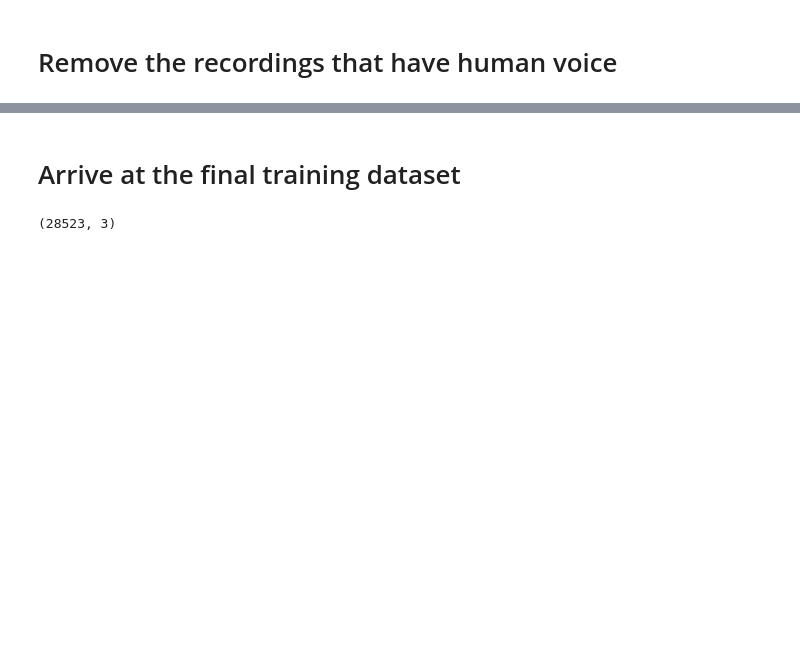
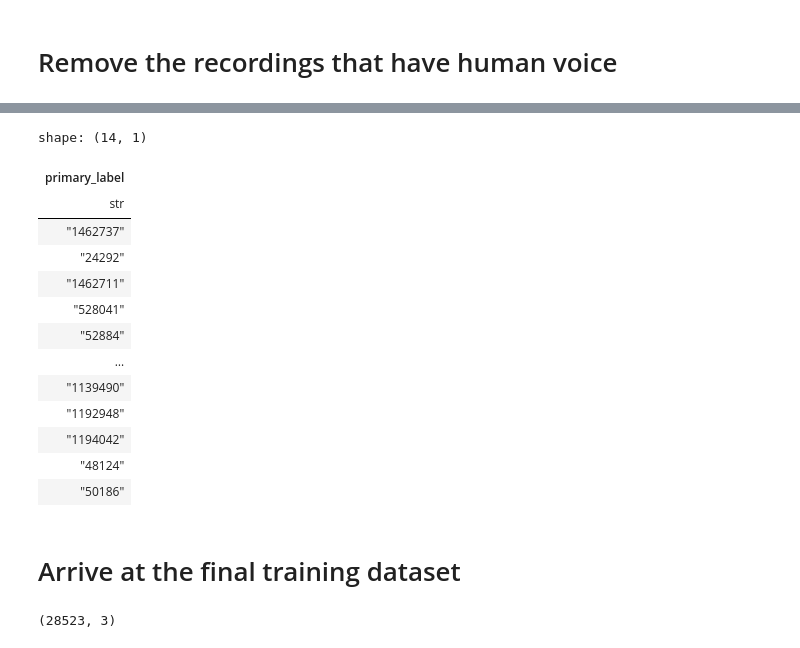
Before and after one commit to sumaniitm/BirdCLEF-2024-kaggle, a Jupyter notebook: primary_problem_study_2025.ipynb, the cells around one changed output, grey strips where cells are left out. Drawn from its saved outputs; the diff is of its cells as text; code cells hidden in the pictures; blank space fills up the shorter version.

```diff
--- a/primary_problem_study_2025.ipynb
+++ b/primary_problem_study_2025.ipynb
@@ -220,3 +283,20 @@ sounds_to_exclude.head(5)
+# %%
+dd.sql("select distinct primary_label from sounds_to_exclude").pl()
+# %% [output]
+shape: (14, 1)
+| primary_label |
+| str |
+| "1462737" |
+| "24292" |
+| "1462711" |
+| "528041" |
+| "52884" |
+| … |
+| "1139490" |
+| "1192948" |
+| "1194042" |
+| "48124" |
+| "50186" |
 # %%
 final_train_df = dd.sql("select t1.* \
     from annotated_data t1 \
```
Also changed, not shown: parts of 30 cells of this notebook.
